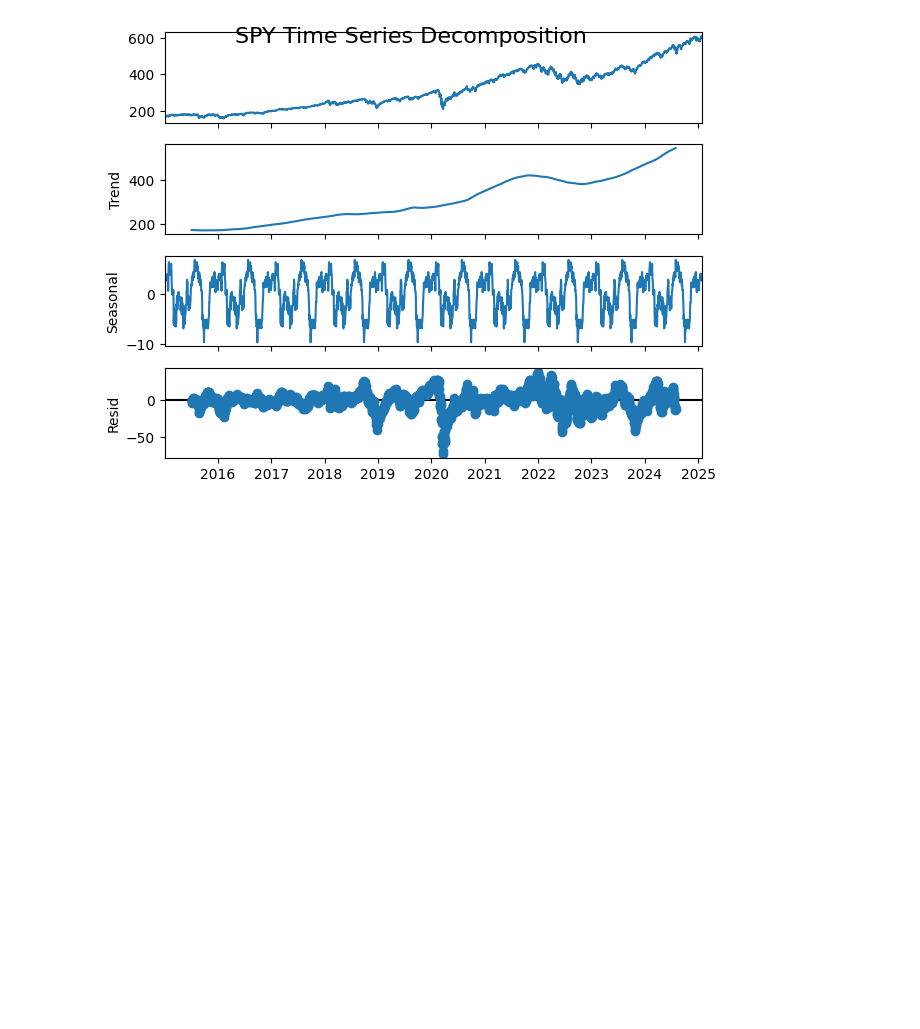
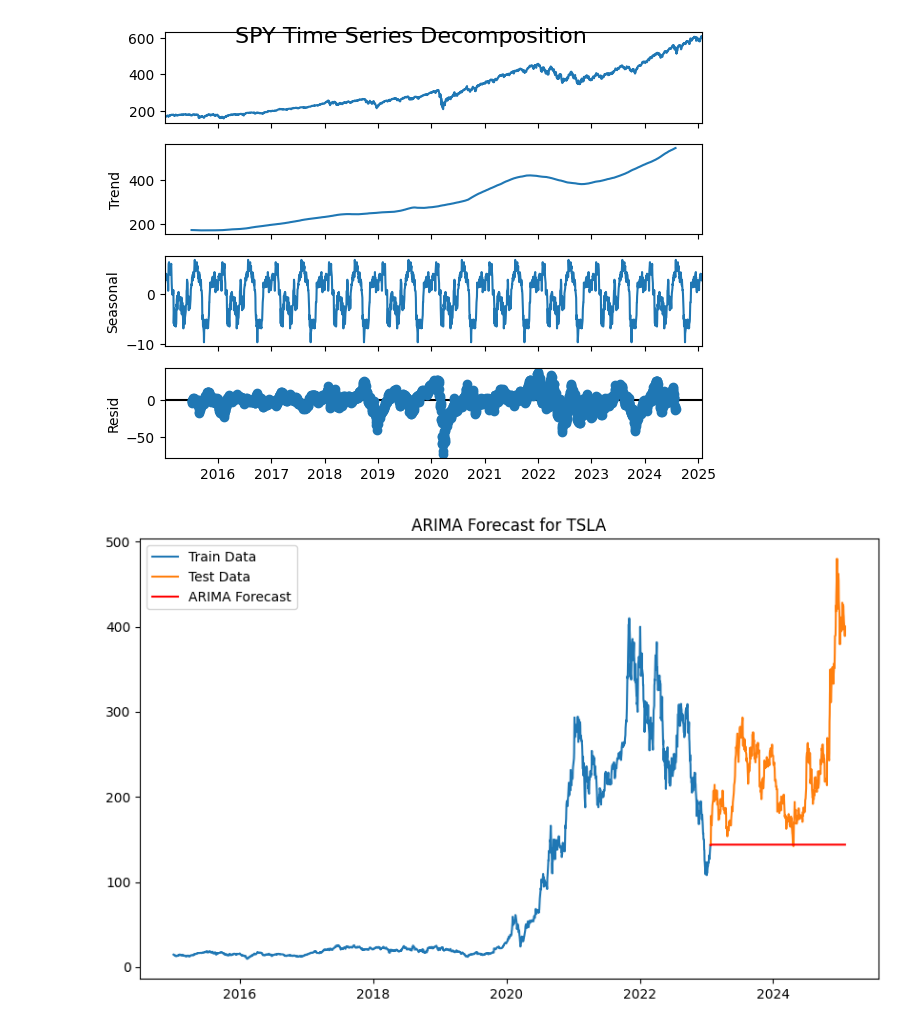
Before and after one commit to Yayerad/GMF-Investments-W11, a Jupyter notebook: notebooks/time-series forcasting.ipynb, the cells around one changed output. Cells and saved outputs as stored; diff of their text form; code cells hidden in the pictures; blank space fills up the shorter version.

Commit message:
ARIMA model

```diff
--- a/notebooks/time-series forcasting.ipynb
+++ b/notebooks/time-series forcasting.ipynb
@@ -42,3 +42,27 @@ for asset in assets:
 [figure]
 <Figure size 1000x600 with 0 Axes>
 [figure]
+# %%
+from statsmodels.tsa.arima.model import ARIMA
+from sklearn.model_selection import train_test_split
+
+# Train-Test Split
+train_data, test_data = train_test_split(data['TSLA']['Close'], test_size=0.2, shuffle=False)
+
+# ARIMA Model
+arima_model = ARIMA(train_data, order=(5, 1, 0))  # (p, d, q) can be tuned
+arima_model_fit = arima_model.fit()
+
+# Forecasting
+forecast = arima_model_fit.forecast(steps=len(test_data))
+
+# Plot the results
+plt.figure(figsize=(10,6))
+plt.plot(train_data.index, train_data, label='Train Data')
+plt.plot(test_data.index, test_data, label='Test Data')
+plt.plot(test_data.index, forecast, label='ARIMA Forecast', color='red')
+plt.title('ARIMA Forecast for TSLA')
+plt.legend()
+plt.show()
+# %% [output]
+[figure, added]
```
